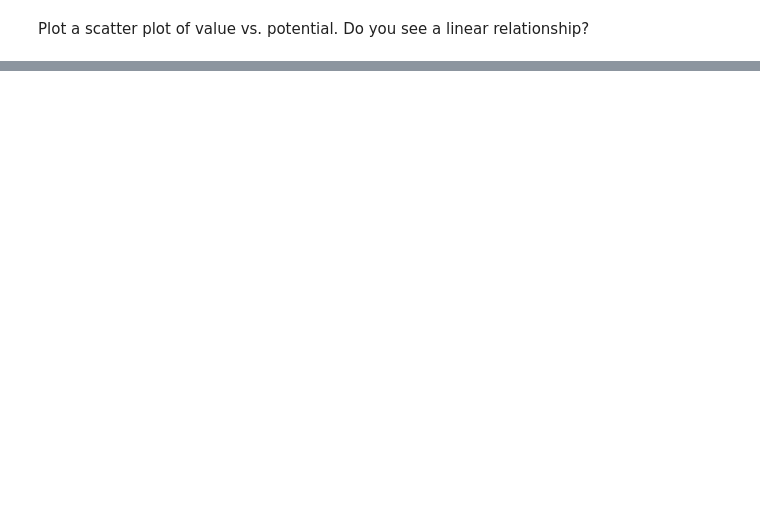
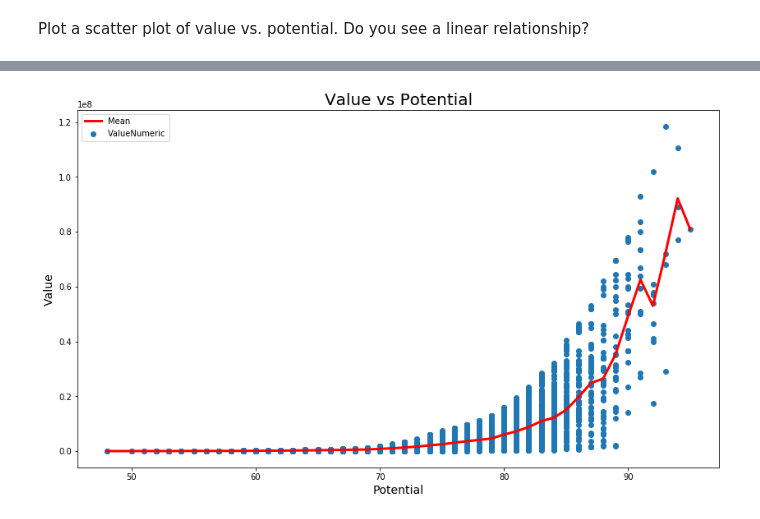
Before and after one commit to ta-datapt-bcn/lab-correlation-tests-with-scipy, a Jupyter notebook: your-code/main.ipynb, the cells around one changed output, grey strips where cells are left out. Cells and saved outputs as stored; diff of their text form; code cells hidden in the pictures; blank space fills up the shorter version.

```diff
--- a/your-code/main.ipynb
+++ b/your-code/main.ipynb
@@ -32,0 +96,5 @@ Hint: For columns that have a space in their name, it is best to refer to the co
+# %%
+fifa.columns = ['Name', 'Age', 'Nationality', 'Overall', 'Potential', 'Club', 'Value',
+       'PreferredFoot', 'Position', 'WeakFoot', 'Acceleration',
+       'SprintSpeed', 'Stamina', 'Strength', 'LongShots', 'Aggression',
+       'Interceptions', 'Positioning', 'Vision', 'Penalties', 'ValueNumeric']
@@ -50,0 +162,6 @@ We'll start by ensuring there are no missing values. Examine all variables for a
+# %%
+index_to_drop1 = fifa[fifa['Club'] != fifa['Club']].index
+fifa = fifa.drop(index_to_drop1)
+# %%
+index_to_drop2 = fifa[fifa['Position'] != fifa['Position']].index
+fifa = fifa.drop(index_to_drop2)
@@ -72,0 +274,3 @@ Plot a scatter plot of value vs. potential. Do you see a linear relationship?
+# %%
+mean_velue_pot = fifa.groupby('Potential')['ValueNumeric'].agg('mean').reset_index()
+mean_velue_pot
@@ -72,0 +295,12 @@ Plot a scatter plot of value vs. potential. Do you see a linear relationship?
+# %%
+# Your code here:
+plt.figure(figsize=(14,8))
+plt.scatter(fifa['Potential'],fifa['ValueNumeric'])
+plt.title('Value vs Potential', fontsize=20)
+plt.xlabel('Potential', fontsize=14)
+plt.ylabel('Value', fontsize=14)
+plt.plot(mean_velue_pot['Potential'],mean_velue_pot['ValueNumeric'], color='red', linewidth=3, label='Mean')
+plt.legend()
+plt.show()
+# %% [output]
+[figure, added]
```
Also changed, not shown: parts of 29 cells of this notebook.
